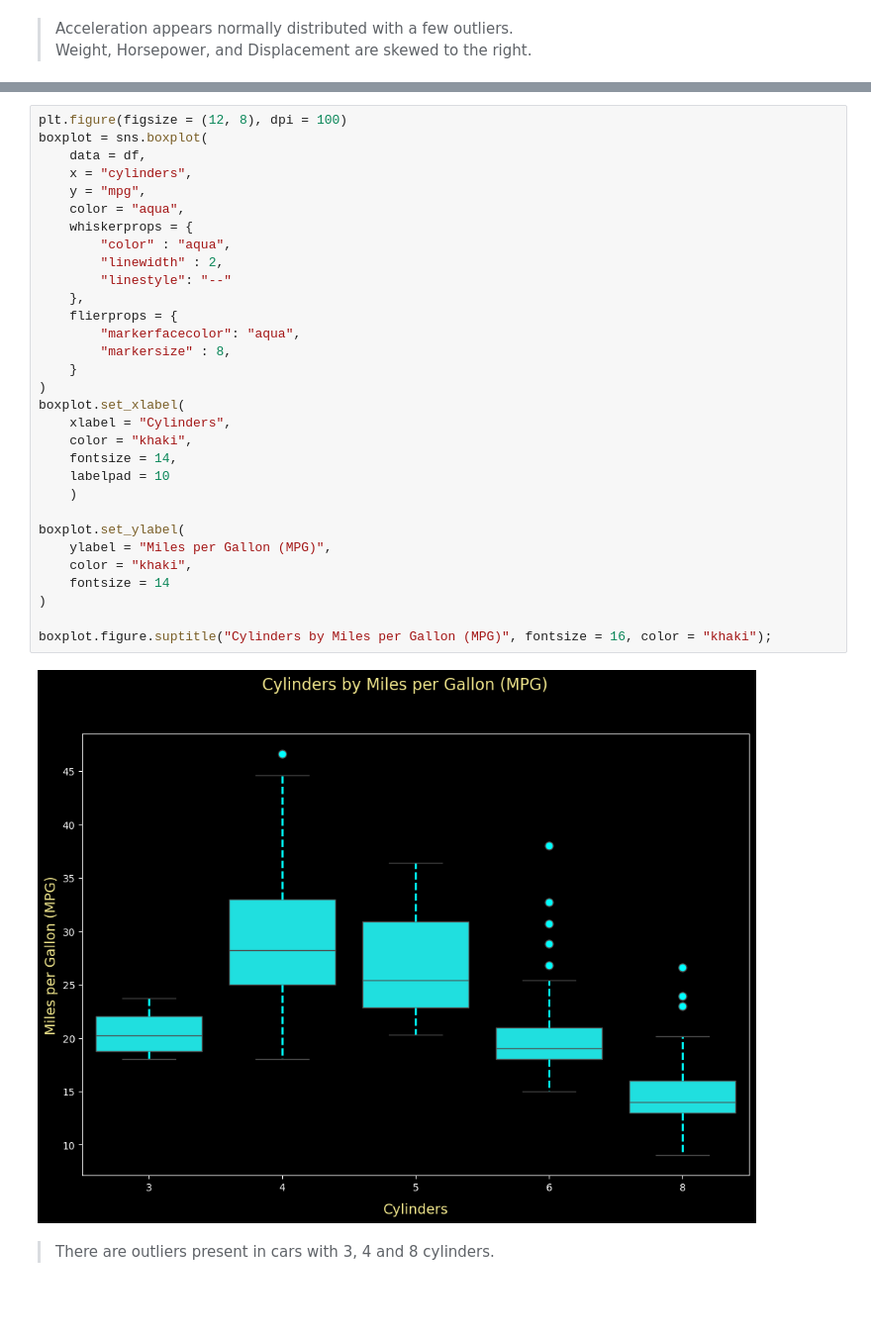
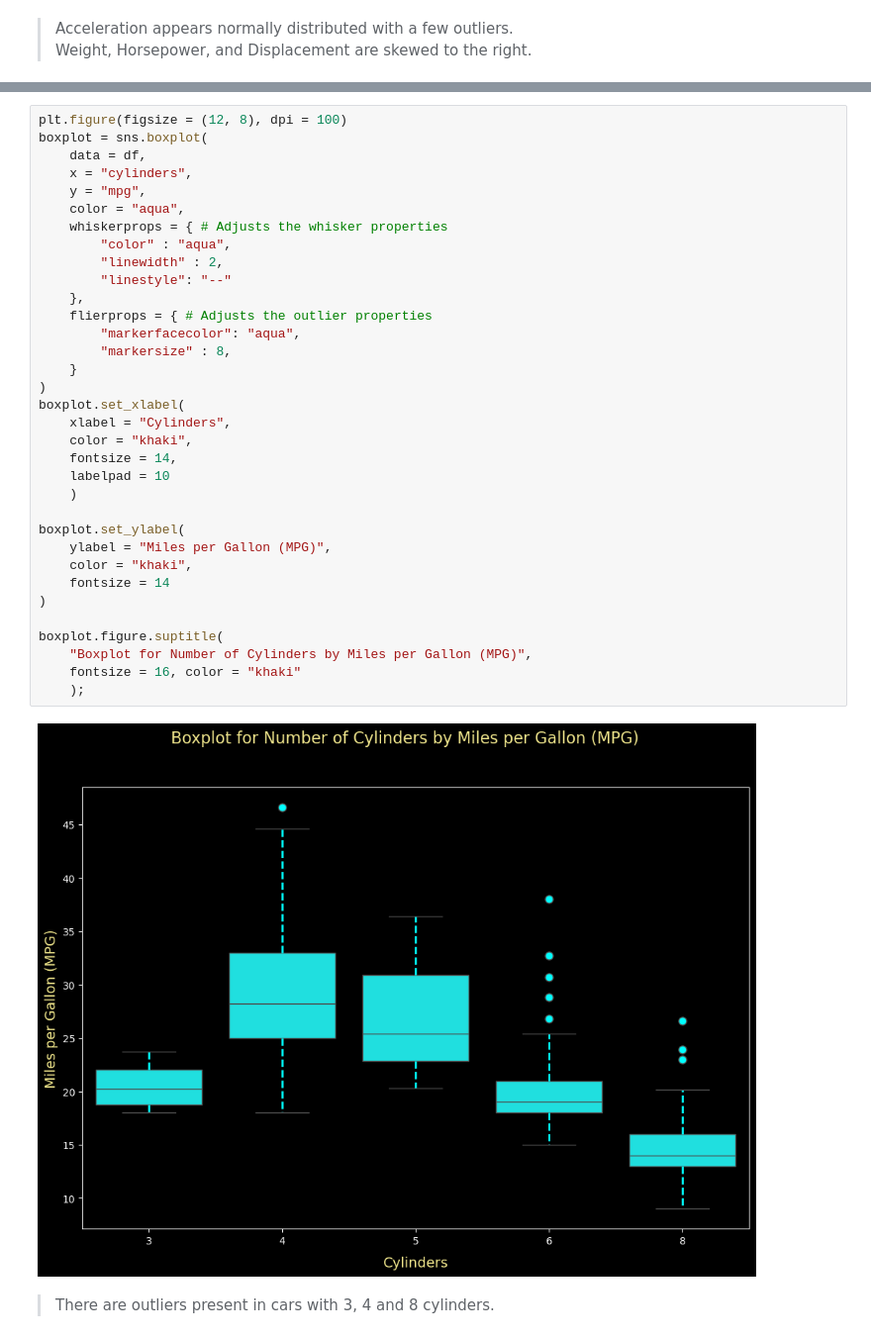
Before and after one commit to frantzalexander/Auto_MPG, a Jupyter notebook: Analysis.ipynb, the cells around one changed output, grey strips where cells are left out. Shown at 99% size. Drawn from its saved outputs; the diff is of its cells as text; blank space fills up the shorter version.

```diff
--- a/Analysis.ipynb
+++ b/Analysis.ipynb
@@ -273,35 +264,38 @@ plot.figure.suptitle("Cylinders Distribution", color= "khaki", fontsize = 14);
 # %%
 plt.figure(figsize = (12, 8), dpi = 100)
 boxplot = sns.boxplot(
     data = df,
     x = "cylinders",
     y = "mpg",
     color = "aqua",
-    whiskerprops = {
+    whiskerprops = { # Adjusts the whisker properties
         "color" : "aqua",
         "linewidth" : 2,
         "linestyle": "--"
     },
-    flierprops = {
+    flierprops = { # Adjusts the outlier properties
         "markerfacecolor": "aqua",
         "markersize" : 8,
     }
 )
 boxplot.set_xlabel(
     xlabel = "Cylinders",
     color = "khaki",
     fontsize = 14,
     labelpad = 10
     )
 
 boxplot.set_ylabel(
     ylabel = "Miles per Gallon (MPG)",
     color = "khaki",
     fontsize = 14
 )
 
-boxplot.figure.suptitle("Cylinders by Miles per Gallon (MPG)", fontsize = 16, color = "khaki");
+boxplot.figure.suptitle(
+    "Boxplot for Number of Cylinders by Miles per Gallon (MPG)",
+    fontsize = 16, color = "khaki"
+    );
 # %% [output]
-[figure, old version]
+[figure, new version]
 # %% [markdown]
 <blockquote>There are outliers present in cars with 3, 4 and 8 cylinders.</blockquote>
```
Also changed, not shown: parts of 78 cells of this notebook.
